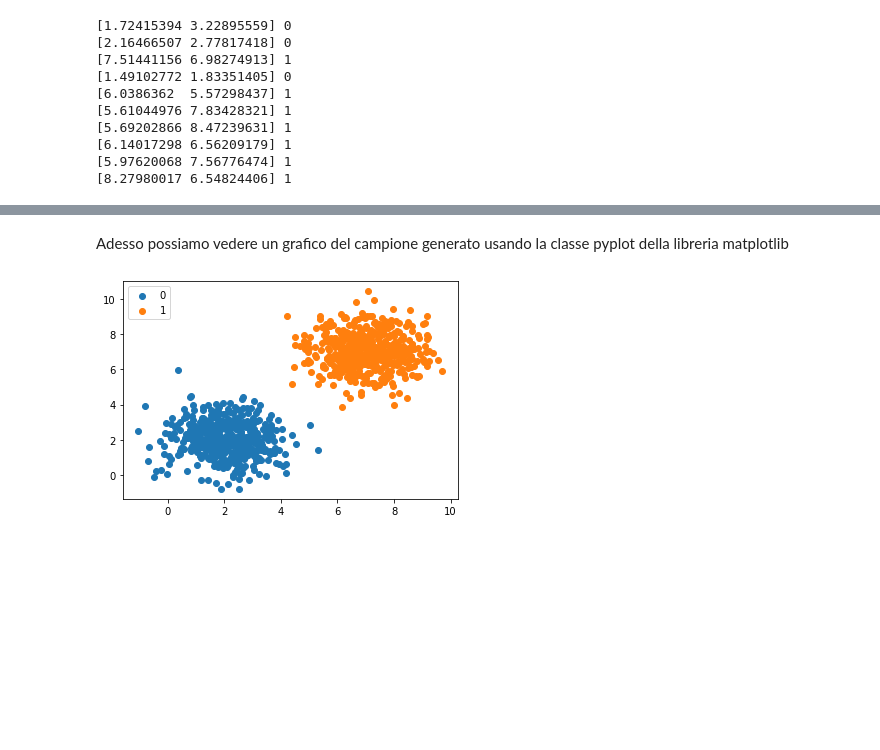
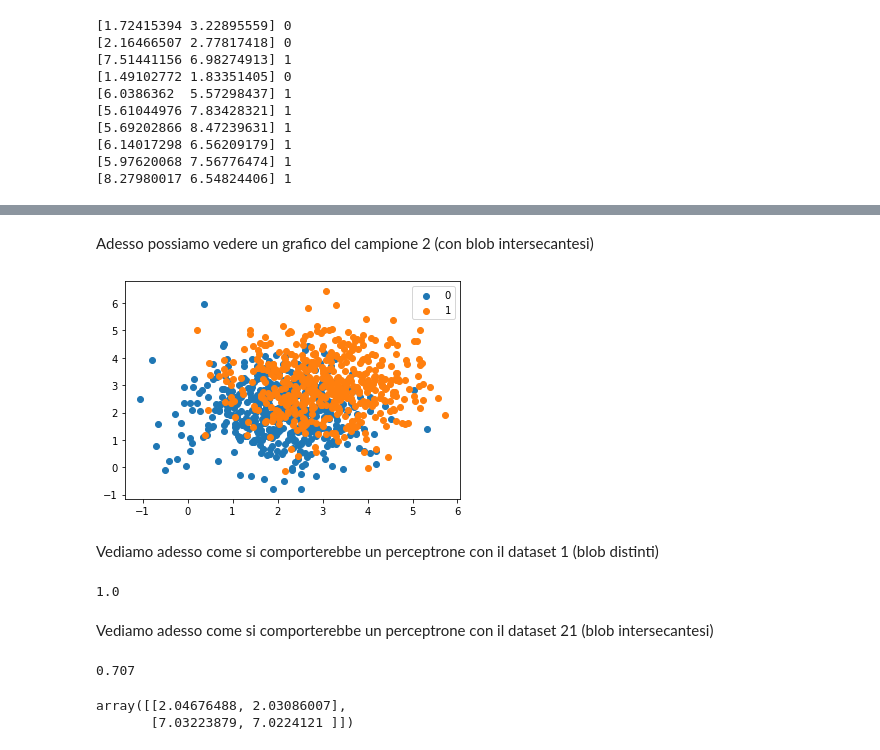
Before and after one commit to capitanio/apprendimento, a Jupyter notebook: classificazione supervisionata.ipynb, the cells around one changed output, grey strips where cells are left out. Drawn from its saved outputs; the diff is of its cells as text; code cells hidden in the pictures; blank space fills up the shorter version.

```diff
--- a/classificazione supervisionata.ipynb
+++ b/classificazione supervisionata.ipynb
@@ -15,4 +15,4 @@ Creiamo un data set di 1000 campioni con 2 blob di dati.
 # %%
 
-# define dataset
-X, y = make_blobs(n_samples=1000, centers=[[2,2], [7,7]], random_state=1)
+
+X1, y1 = make_blobs(n_samples=1000, centers=[[2,2], [7,7]], random_state=1)
@@ -19,3 +21,7 @@ X, y = make_blobs(n_samples=1000, centers=[[2,2], [7,7]], random_state=1)
+# %%
+
+
+X2, y2 = make_blobs(n_samples=1000, centers=[[2,2], [3,3]], random_state=1)
 # %% [markdown]
 Il campione è composto da 2 caratteristiche (X array bidimensionale di 1000 righe e 2 colonne x1 e x2) e una etichetta y  che può essere 0 o 1 (es. maschio o femmina)
 # %%
@@ -48,0 +57,9 @@ for i in range(10):
+# %%
+c=[(0, 500), (1, 500)]
+from matplotlib import pyplot
+# grafica il dataset assegnando il colore del generico punto in base alla sua classe di appartenenza (=valore di y)
+for label, _ in c:
+	row_ix = where(y1 == label)[0]
+	pyplot.scatter(X1[row_ix, 0], X1[row_ix, 1], label=str(label))
+pyplot.legend()
+pyplot.show()
@@ -49,13 +68,41 @@ for i in range(10):
 # %% [markdown]
-Adesso possiamo vedere un grafico del campione generato usando la classe pyplot della libreria matplotlib
+Adesso possiamo vedere un grafico del campione 2 (con blob intersecantesi)
 # %%
 c=[(0, 500), (1, 500)]
 from matplotlib import pyplot
 # grafica il dataset assegnando il colore del generico punto in base alla sua classe di appartenenza (=valore di y)
 for label, _ in c:
-	row_ix = where(y == label)[0]
-	pyplot.scatter(X[row_ix, 0], X[row_ix, 1], label=str(label))
+	row_ix = where(y2 == label)[0]
+	pyplot.scatter(X2[row_ix, 0], X2[row_ix, 1], label=str(label))
 pyplot.legend()
 pyplot.show()
 # %% [output]
-[figure, old version]
+[figure, new version]
+# %% [markdown]
+Vediamo adesso come si comporterebbe un perceptrone con il dataset 1 (blob distinti)
+# %%
+
+from sklearn.linear_model import Perceptron
+classificatore = Perceptron(tol=1e-3, random_state=0)
+classificatore.fit(X1, y1)
+classificatore.score(X1, y1)
+# %% [output]
+1.0
+# %% [markdown]
+Vediamo adesso come si comporterebbe un perceptrone con il dataset 21 (blob intersecantesi)
+# %%
+
+from sklearn.linear_model import Perceptron
+classificatore = Perceptron(tol=1e-3, random_state=0)
+classificatore.fit(X2, y2)
+classificatore.score(X2, y2)
+# %% [output]
+0.707
+# %%
+from sklearn.cluster import KMeans
+kmeans = KMeans(n_clusters = 2, random_state = 0)
+kmeans.fit(X1)
+kmeans.cluster_centers_
+# %% [output]
+array([[2.04676488, 2.03086007],
+       [7.03223879, 7.0224121 ]])
```
Also changed, not shown: parts of 6 cells of this notebook, 1 other file.
